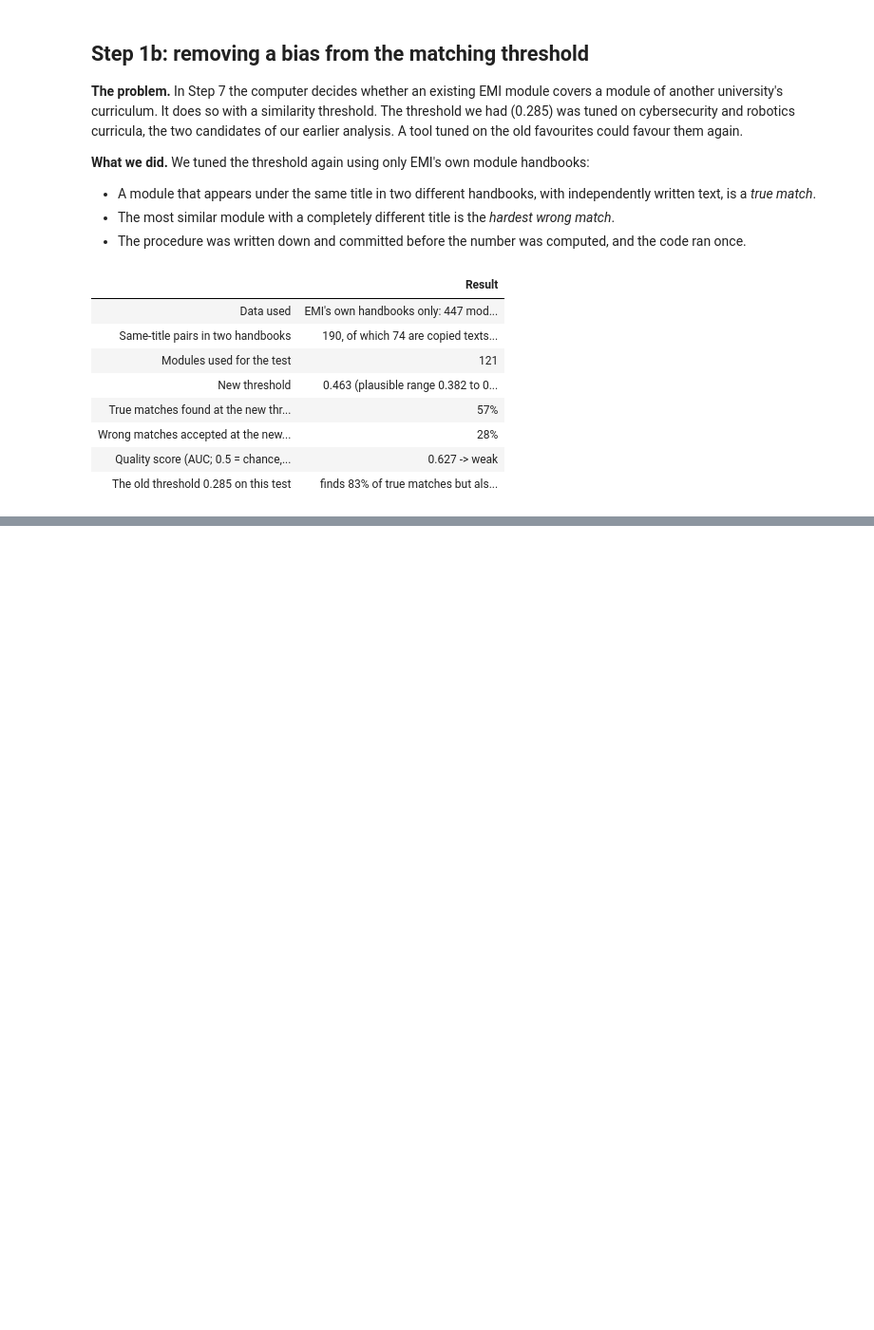
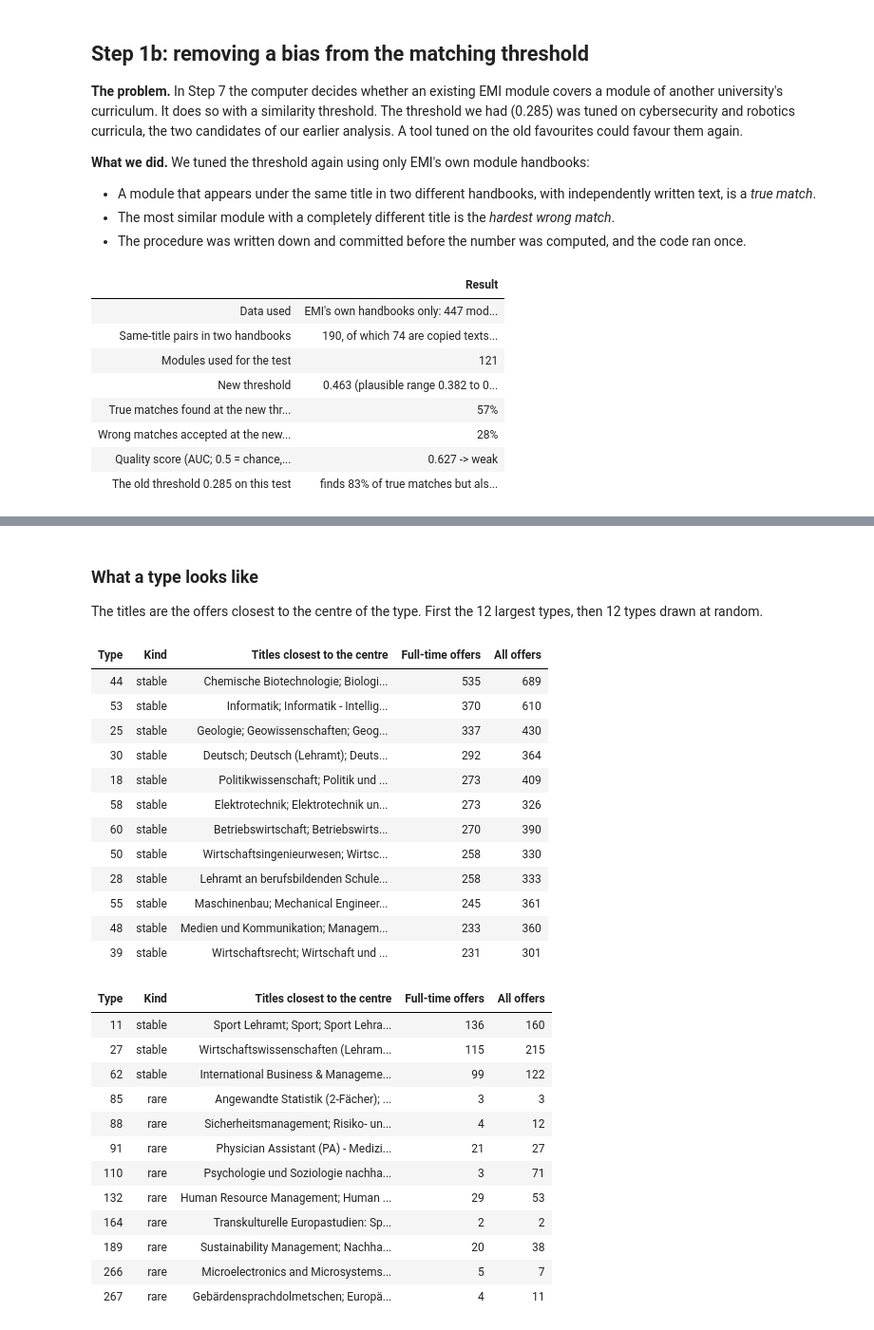
Before and after one commit to SomanthaManuranga/study-program-intelligence, a Jupyter notebook: notebooks/funnel_progress.ipynb, the cells around one changed output, grey strips where cells are left out. Shown at 95% size. Cells and saved outputs as stored; diff of their text form; code cells hidden in the pictures; blank space fills up the shorter version.

Commit message:
Funnel step 2: notes, decision log and notebook section; the step does not pass its reader's check

```diff
--- a/notebooks/funnel_progress.ipynb
+++ b/notebooks/funnel_progress.ipynb
@@ -389,0 +427,36 @@ We removed the tuning on the old favourite programmes and learned something more
+# %% [markdown]
+### What a type looks like
+
+The titles are the offers closest to the centre of the type. First the 12 largest types, then 12 types drawn at random.
+# %%
+TY = pd.read_csv(ROOT / "data" / "interim" / "funnel2_types.csv")
+cols = {"type": "Type", "kind": "Kind", "central titles": "Titles closest to the centre", "members": "Full-time offers", "assigned offers": "All offers"}
+show(TY.sort_values("members", ascending=False).head(12)[list(cols)].rename(columns=cols))
+show(TY.sample(12, random_state=1).sort_values("type")[list(cols)].rename(columns=cols))
+# %% [output]
+| Type | Kind | Titles closest to the centre | Full-time offers | All offers |
+| 44 | stable | Chemische Biotechnologie; Biologi... | 535 | 689 |
+| 53 | stable | Informatik; Informatik - Intellig... | 370 | 610 |
+| 25 | stable | Geologie; Geowissenschaften; Geog... | 337 | 430 |
+| 30 | stable | Deutsch; Deutsch (Lehramt); Deuts... | 292 | 364 |
+| 18 | stable | Politikwissenschaft; Politik und ... | 273 | 409 |
+| 58 | stable | Elektrotechnik; Elektrotechnik un... | 273 | 326 |
+| 60 | stable | Betriebswirtschaft; Betriebswirts... | 270 | 390 |
+| 50 | stable | Wirtschaftsingenieurwesen; Wirtsc... | 258 | 330 |
+| 28 | stable | Lehramt an berufsbildenden Schule... | 258 | 333 |
+| 55 | stable | Maschinenbau; Mechanical Engineer... | 245 | 361 |
+| 48 | stable | Medien und Kommunikation; Managem... | 233 | 360 |
+| 39 | stable | Wirtschaftsrecht; Wirtschaft und ... | 231 | 301 |
+| Type | Kind | Titles closest to the centre | Full-time offers | All offers |
+| 11 | stable | Sport Lehramt; Sport; Sport Lehra... | 136 | 160 |
+| 27 | stable | Wirtschaftswissenschaften (Lehram... | 115 | 215 |
+| 62 | stable | International Business & Manageme... | 99 | 122 |
+| 85 | rare | Angewandte Statistik (2-Fächer); ... | 3 | 3 |
+| 88 | rare | Sicherheitsmanagement; Risiko- un... | 4 | 12 |
+| 91 | rare | Physician Assistant (PA) - Medizi... | 21 | 27 |
+| 110 | rare | Psychologie und Soziologie nachha... | 3 | 71 |
+| 132 | rare | Human Resource Management; Human ... | 29 | 53 |
+| 164 | rare | Transkulturelle Europastudien: Sp... | 2 | 2 |
+| 189 | rare | Sustainability Management; Nachha... | 20 | 38 |
+| 266 | rare | Microelectronics and Microsystems... | 5 | 7 |
+| 267 | rare | Gebärdensprachdolmetschen; Europä... | 4 | 11 |
```
Also changed, not shown: parts of 10 cells of this notebook, 3 other files.
